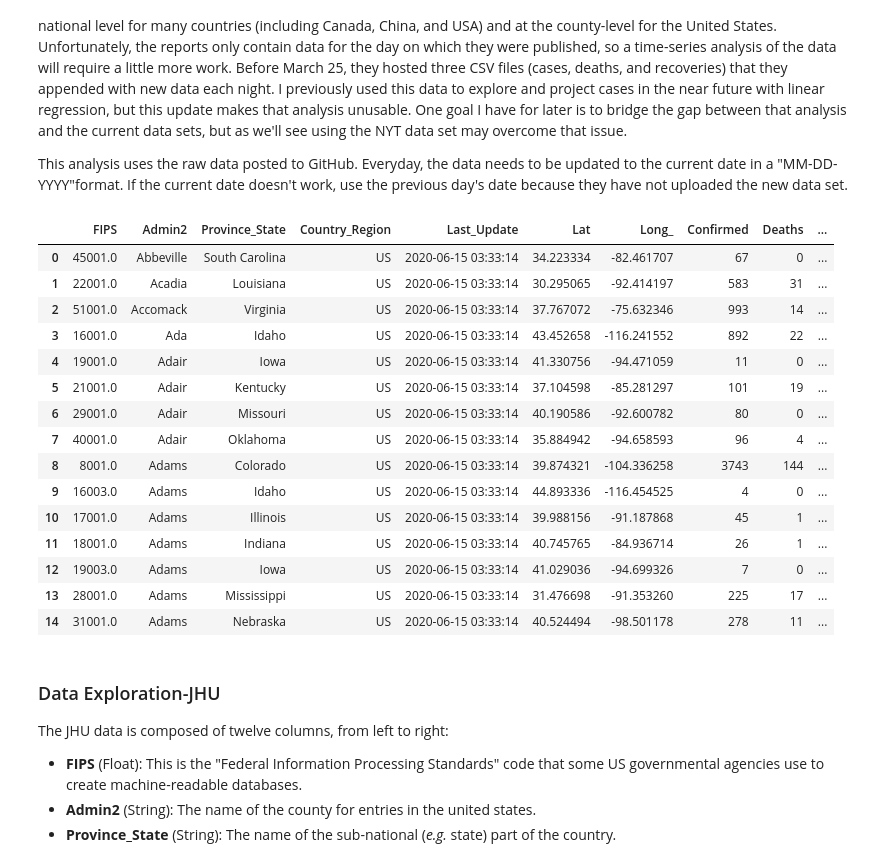
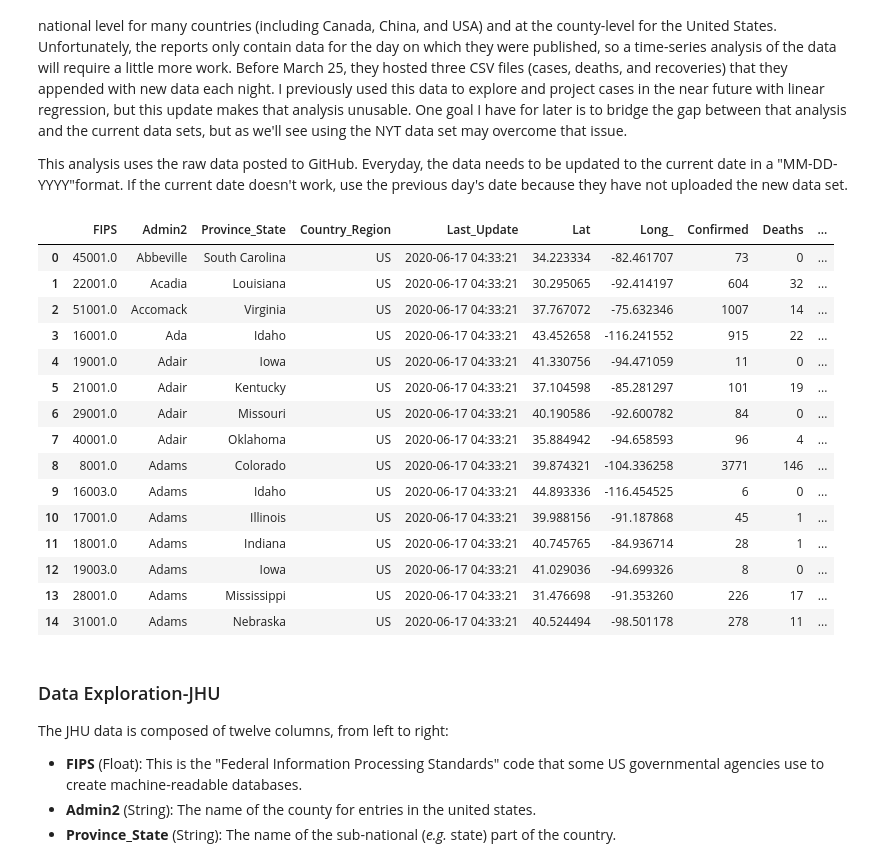
Before and after one commit to brianjosey/COVID-19, a Jupyter notebook: Exploratory Data Analysis.ipynb, the cells around one changed output. Drawn from its saved outputs; the diff is of its cells as text; code cells hidden in the pictures.

```diff
--- a/Exploratory Data Analysis.ipynb
+++ b/Exploratory Data Analysis.ipynb
@@ -214,28 +214,28 @@ This analysis uses the raw data posted to GitHub. Everyday, the data needs to be
 # %%
 # Import Data
 
-CURRENT_DATE = "06-14-2020" # MM-DD-YYYY
+CURRENT_DATE = "06-16-2020" # MM-DD-YYYY
 JHU_DATA_URL ="https://raw.githubusercontent.com/CSSEGISandData/COVID-19/master/csse_covid_19_data/csse_covid_19_daily_reports/%s.csv" %CURRENT_DATE
 
 jhu_data=pd.read_csv(JHU_DATA_URL)
 jhu_data.head(15)
 # %% [output]
 |  | FIPS | Admin2 | Province_State | Country_Region | Last_Update | Lat | Long_ | Confirmed | Deaths | ... |
-| 0 | 45001.0 | Abbeville | South Carolina | US | 2020-06-15 03:33:14 | 34.223334 | -82.461707 | 67 | 0 | ... |
-| 1 | 22001.0 | Acadia | Louisiana | US | 2020-06-15 03:33:14 | 30.295065 | -92.414197 | 583 | 31 | ... |
-| 2 | 51001.0 | Accomack | Virginia | US | 2020-06-15 03:33:14 | 37.767072 | -75.632346 | 993 | 14 | ... |
-| 3 | 16001.0 | Ada | Idaho | US | 2020-06-15 03:33:14 | 43.452658 | -116.241552 | 892 | 22 | ... |
-| 4 | 19001.0 | Adair | Iowa | US | 2020-06-15 03:33:14 | 41.330756 | -94.471059 | 11 | 0 | ... |
-| 5 | 21001.0 | Adair | Kentucky | US | 2020-06-15 03:33:14 | 37.104598 | -85.281297 | 101 | 19 | ... |
-| 6 | 29001.0 | Adair | Missouri | US | 2020-06-15 03:33:14 | 40.190586 | -92.600782 | 80 | 0 | ... |
-| 7 | 40001.0 | Adair | Oklahoma | US | 2020-06-15 03:33:14 | 35.884942 | -94.658593 | 96 | 4 | ... |
-| 8 | 8001.0 | Adams | Colorado | US | 2020-06-15 03:33:14 | 39.874321 | -104.336258 | 3743 | 144 | ... |
-| 9 | 16003.0 | Adams | Idaho | US | 2020-06-15 03:33:14 | 44.893336 | -116.454525 | 4 | 0 | ... |
-| 10 | 17001.0 | Adams | Illinois | US | 2020-06-15 03:33:14 | 39.988156 | -91.187868 | 45 | 1 | ... |
-| 11 | 18001.0 | Adams | Indiana | US | 2020-06-15 03:33:14 | 40.745765 | -84.936714 | 26 | 1 | ... |
-| 12 | 19003.0 | Adams | Iowa | US | 2020-06-15 03:33:14 | 41.029036 | -94.699326 | 7 | 0 | ... |
-| 13 | 28001.0 | Adams | Mississippi | US | 2020-06-15 03:33:14 | 31.476698 | -91.353260 | 225 | 17 | ... |
-| 14 | 31001.0 | Adams | Nebraska | US | 2020-06-15 03:33:14 | 40.524494 | -98.501178 | 278 | 11 | ... |
+| 0 | 45001.0 | Abbeville | South Carolina | US | 2020-06-17 04:33:21 | 34.223334 | -82.461707 | 73 | 0 | ... |
+| 1 | 22001.0 | Acadia | Louisiana | US | 2020-06-17 04:33:21 | 30.295065 | -92.414197 | 604 | 32 | ... |
+| 2 | 51001.0 | Accomack | Virginia | US | 2020-06-17 04:33:21 | 37.767072 | -75.632346 | 1007 | 14 | ... |
+| 3 | 16001.0 | Ada | Idaho | US | 2020-06-17 04:33:21 | 43.452658 | -116.241552 | 915 | 22 | ... |
+| 4 | 19001.0 | Adair | Iowa | US | 2020-06-17 04:33:21 | 41.330756 | -94.471059 | 11 | 0 | ... |
+| 5 | 21001.0 | Adair | Kentucky | US | 2020-06-17 04:33:21 | 37.104598 | -85.281297 | 101 | 19 | ... |
+| 6 | 29001.0 | Adair | Missouri | US | 2020-06-17 04:33:21 | 40.190586 | -92.600782 | 84 | 0 | ... |
+| 7 | 40001.0 | Adair | Oklahoma | US | 2020-06-17 04:33:21 | 35.884942 | -94.658593 | 96 | 4 | ... |
+| 8 | 8001.0 | Adams | Colorado | US | 2020-06-17 04:33:21 | 39.874321 | -104.336258 | 3771 | 146 | ... |
+| 9 | 16003.0 | Adams | Idaho | US | 2020-06-17 04:33:21 | 44.893336 | -116.454525 | 6 | 0 | ... |
+| 10 | 17001.0 | Adams | Illinois | US | 2020-06-17 04:33:21 | 39.988156 | -91.187868 | 45 | 1 | ... |
+| 11 | 18001.0 | Adams | Indiana | US | 2020-06-17 04:33:21 | 40.745765 | -84.936714 | 28 | 1 | ... |
+| 12 | 19003.0 | Adams | Iowa | US | 2020-06-17 04:33:21 | 41.029036 | -94.699326 | 8 | 0 | ... |
+| 13 | 28001.0 | Adams | Mississippi | US | 2020-06-17 04:33:21 | 31.476698 | -91.353260 | 226 | 17 | ... |
+| 14 | 31001.0 | Adams | Nebraska | US | 2020-06-17 04:33:21 | 40.524494 | -98.501178 | 278 | 11 | ... |
 # %% [markdown]
 ### Data Exploration-JHU
 
```
Also changed, not shown: parts of 13 cells of this notebook.
